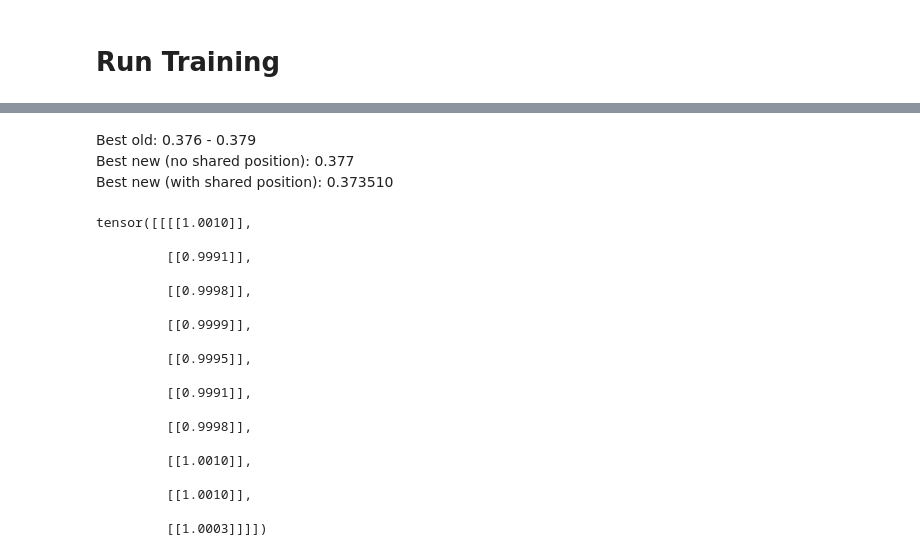
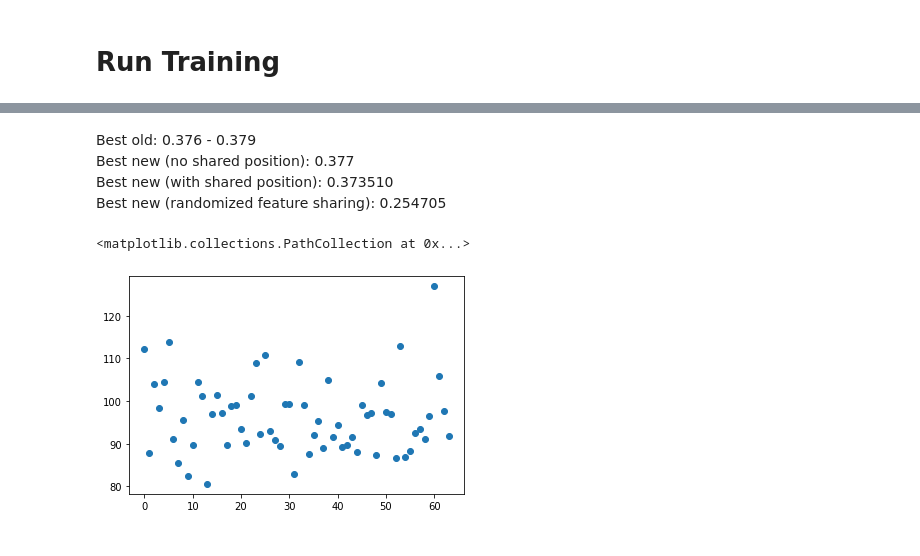
Before and after one commit to sinzlab/nnsysident, a Jupyter notebook: notebooks/gaussian_test.ipynb, the cells around one changed output, grey strips where cells are left out. Saved outputs shown, nothing was run; the diff lists cells and outputs as text; code cells hidden in the pictures.

```diff
--- a/notebooks/gaussian_test.ipynb
+++ b/notebooks/gaussian_test.ipynb
@@ -71,8 +70,8 @@ data/static22564-3-12-preproc0 exists already. Not unpacking data/static22564-3-
 # %%
 model_fn = 'nnsysident.models.models.se2d_fullgaussian2d'
 
-model_config = {'share_features': True,
-                'share_transform': True,
+model_config = {#'share_features': True,
+                #'share_transform': True,
                  'init_mu_range': 0.55,
                  'init_sigma': 0.4,
                  'input_kern': 15,
@@ -199,3 +198,4 @@ poisson_loss 1024743.5
 Best old:                                  0.376 - 0.379
 Best new (no shared position):             0.377
 Best new (with shared position):           0.373510
+Best new (randomized feature sharing):     0.254705
@@ -206,22 +202,14 @@ a = Parameter(torch.Tensor(1, 10, 1, 1))
-# %%
-a.data.normal_(1, 1.e-3)
-# %% [output]
-tensor([[[[1.0010]],
-
-         [[0.9991]],
-
-         [[0.9998]],
-
-         [[0.9999]],
-
-         [[0.9995]],
-
-         [[0.9991]],
-
-         [[0.9998]],
-
-         [[1.0010]],
-
-         [[1.0010]],
-
-         [[1.0003]]]])
+# %%
+from sklearn.preprocessing import normalize
+
+for readout in model.readout.values():
+    pass
+features = readout.features.data.cpu().numpy().squeeze()
+norm = np.linalg.norm(features, axis=0)
+normal_features = features/norm
+feature_array = np.sum(np.abs(normal_features), axis=1)
+
+plt.scatter(range(len(feature_array)), feature_array)
+# %% [output]
+<matplotlib.collections.PathCollection at 0x...>
+[figure, added]
```
Also changed, not shown: parts of 7 cells of this notebook, 5 other files.
